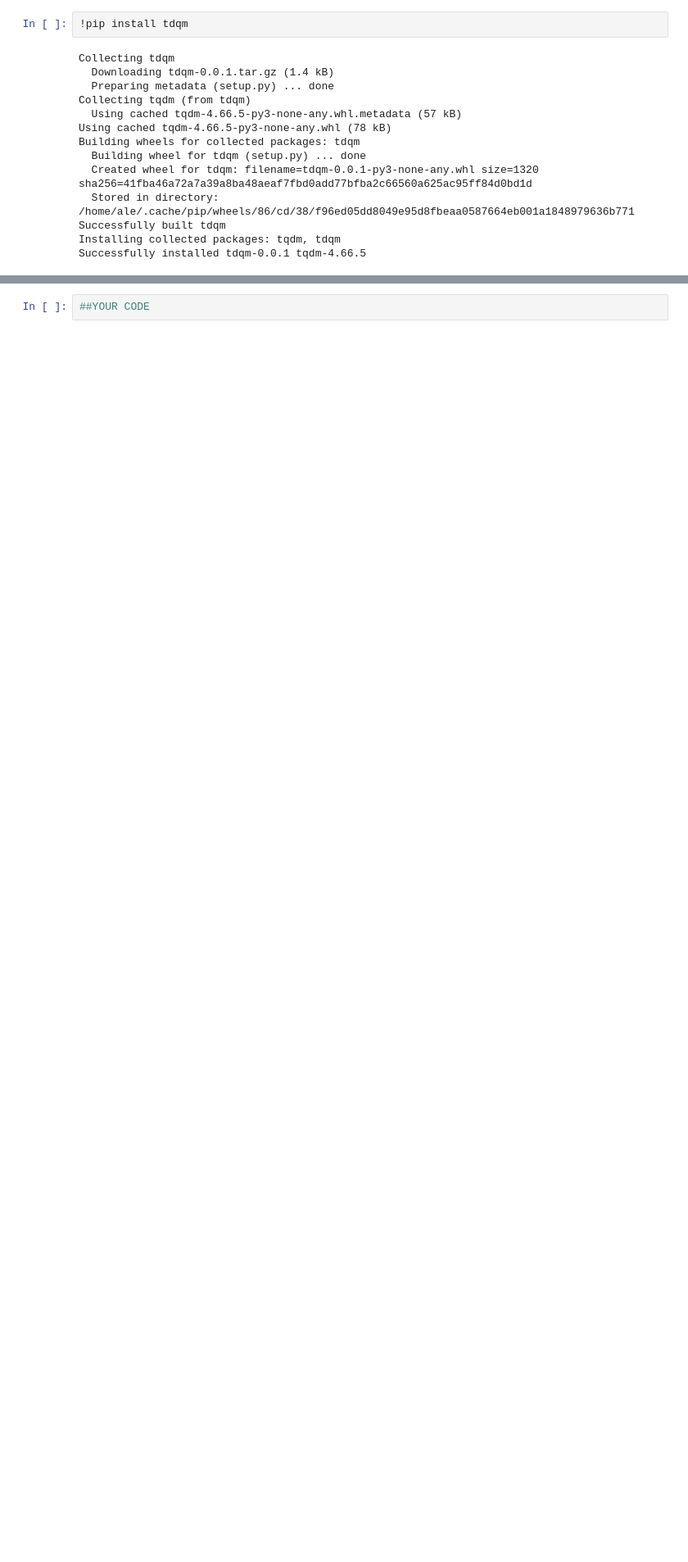
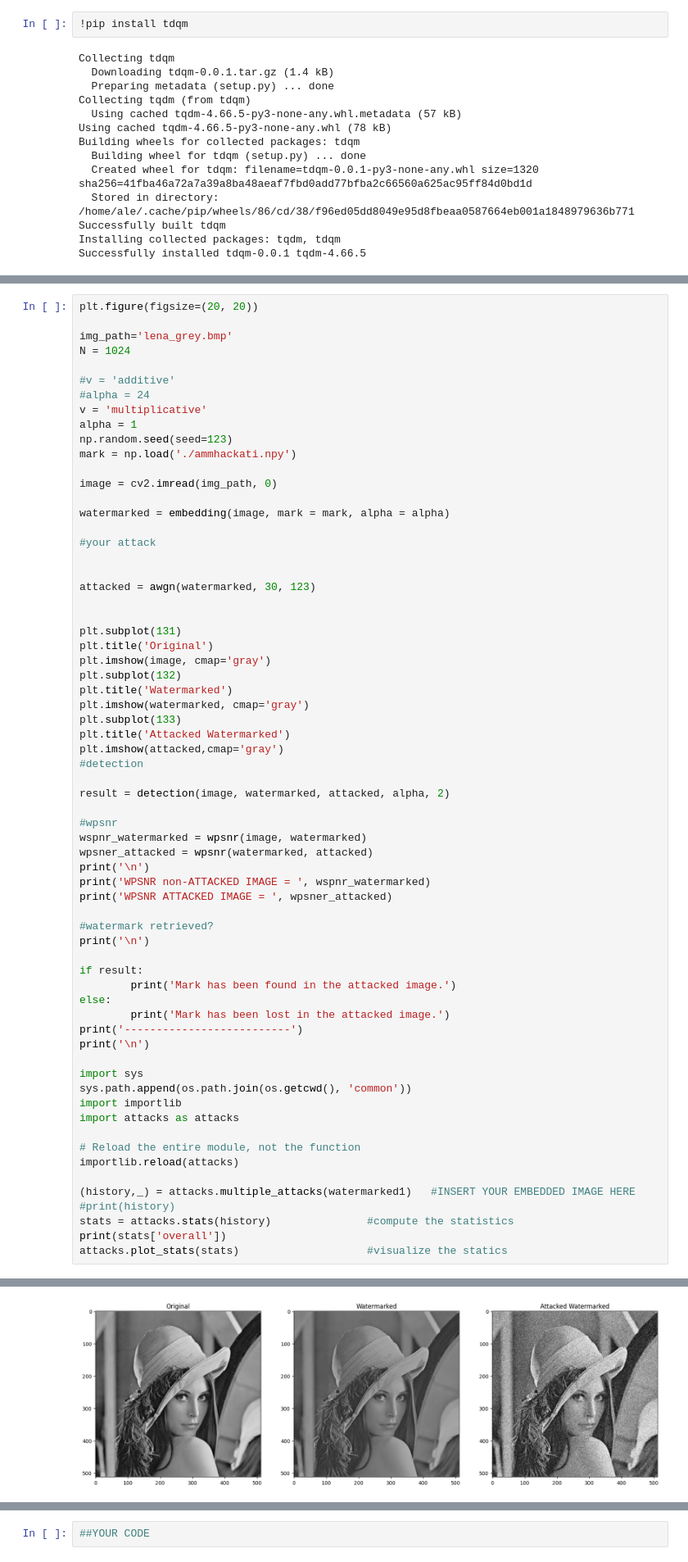
Before and after one commit to Bordi00/multimedia-data-security, a Jupyter notebook: test_tenko.ipynb, the cells around one changed output, grey strips where cells are left out. Shown at 82% size. Saved outputs shown, nothing was run; the diff lists cells and outputs as text; blank space fills up the shorter version.

```diff
--- a/test_tenko.ipynb
+++ b/test_tenko.ipynb
@@ -1964,0 +2222,67 @@ Best attack: JPEG Compression, PSNR: 55.77087592205927, WPSNR: 72.12371866386806
+# %%
+plt.figure(figsize=(20, 20))
+
+img_path='lena_grey.bmp'
+N = 1024
+
+#v = 'additive'
+#alpha = 24
+v = 'multiplicative'
+alpha = 1
+np.random.seed(seed=123)
+mark = np.load('./ammhackati.npy')
+
+image = cv2.imread(img_path, 0)
+
+watermarked = embedding(image, mark = mark, alpha = alpha)
+
+#your attack
+
+
+attacked = awgn(watermarked, 30, 123)
+
+
+plt.subplot(131)
+plt.title('Original')
+plt.imshow(image, cmap='gray')
+plt.subplot(132)
+plt.title('Watermarked')
+plt.imshow(watermarked, cmap='gray')
+plt.subplot(133)
+plt.title('Attacked Watermarked')
+plt.imshow(attacked,cmap='gray')
+#detection
+
+result = detection(image, watermarked, attacked, alpha, 2)
+
+#wpsnr
+wspnr_watermarked = wpsnr(image, watermarked)
+wpsner_attacked = wpsnr(watermarked, attacked)
+print('\n')
+print('WPSNR non-ATTACKED IMAGE = ', wspnr_watermarked)
+print('WPSNR ATTACKED IMAGE = ', wpsner_attacked)
+
+#watermark retrieved?
+print('\n')
+
+if result:
+        print('Mark has been found in the attacked image.')
+else:
+        print('Mark has been lost in the attacked image.')
+print('--------------------------')
+print('\n')
+
+import sys
+sys.path.append(os.path.join(os.getcwd(), 'common'))
+import importlib
+import attacks as attacks
+
+# Reload the entire module, not the function
+importlib.reload(attacks)
+
+(history,_) = attacks.multiple_attacks(watermarked1)   #INSERT YOUR EMBEDDED IMAGE HERE
+#print(history)
+stats = attacks.stats(history)               #compute the statistics
+print(stats['overall'])
+attacks.plot_stats(stats)                    #visualize the statics
+# %% [output]
@@ -1964,0 +2300 @@ Best attack: JPEG Compression, PSNR: 55.77087592205927, WPSNR: 72.12371866386806
+[figure, added]
```
Also changed, not shown: parts of 5 cells of this notebook, 2 other files.
